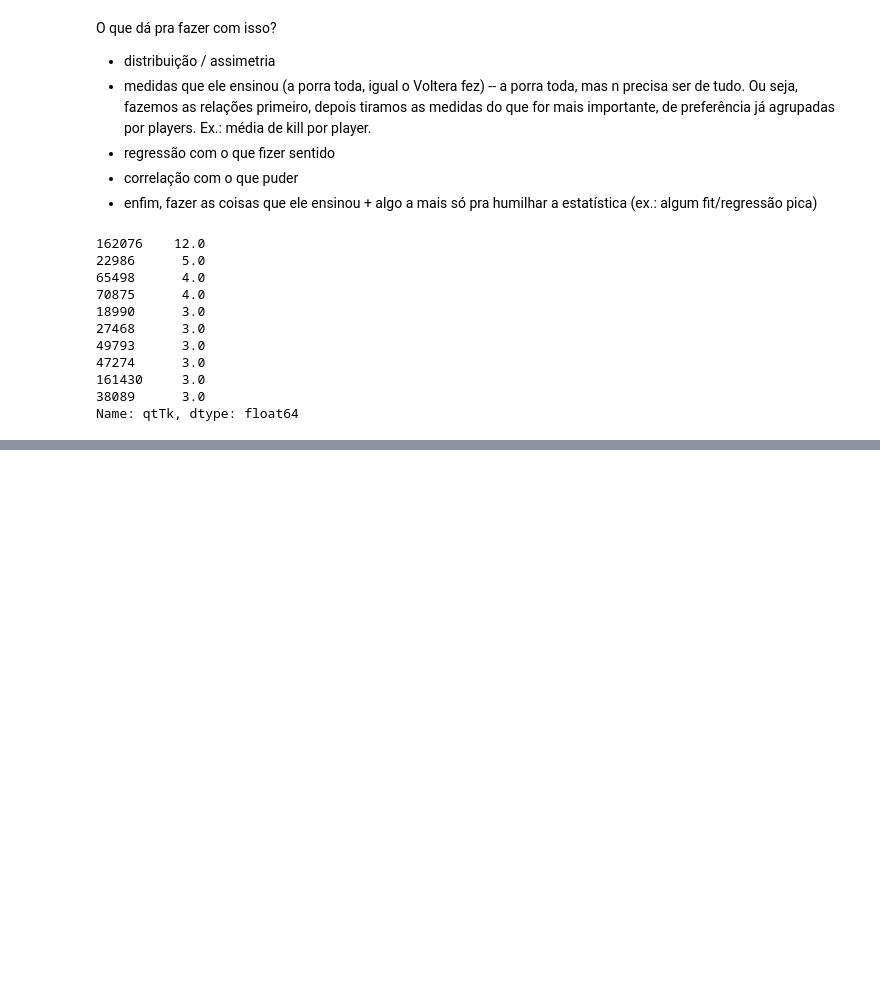
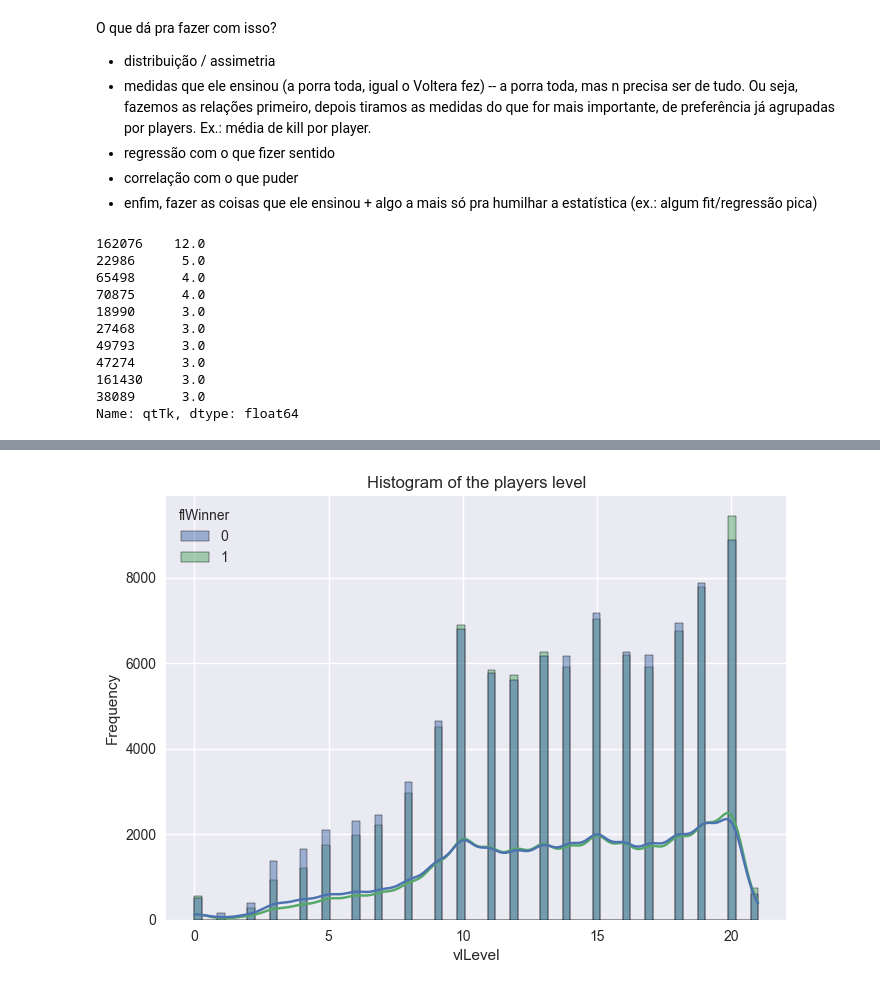
Before and after one commit to Salies/eda, a Jupyter notebook: gc_csgo_eda.ipynb, the cells around one changed output, grey strips where cells are left out. Cells and saved outputs as stored; diff of their text form; code cells hidden in the pictures; blank space fills up the shorter version.

```diff
--- a/gc_csgo_eda.ipynb
+++ b/gc_csgo_eda.ipynb
@@ -197,0 +232,12 @@ Name: qtTk, dtype: float64
+# %%
+sns.histplot(data=lobby_players, x='vlLevel', kde=True, hue = 'flWinner')
+
+#Add title and labels
+plt.title('Histogram of the players level')
+plt.xlabel('vlLevel')
+plt.ylabel('Frequency')
+
+#Show the plot
+plt.show()
+# %% [output]
+[figure, added]
```
Also changed, not shown: parts of 14 cells of this notebook.
